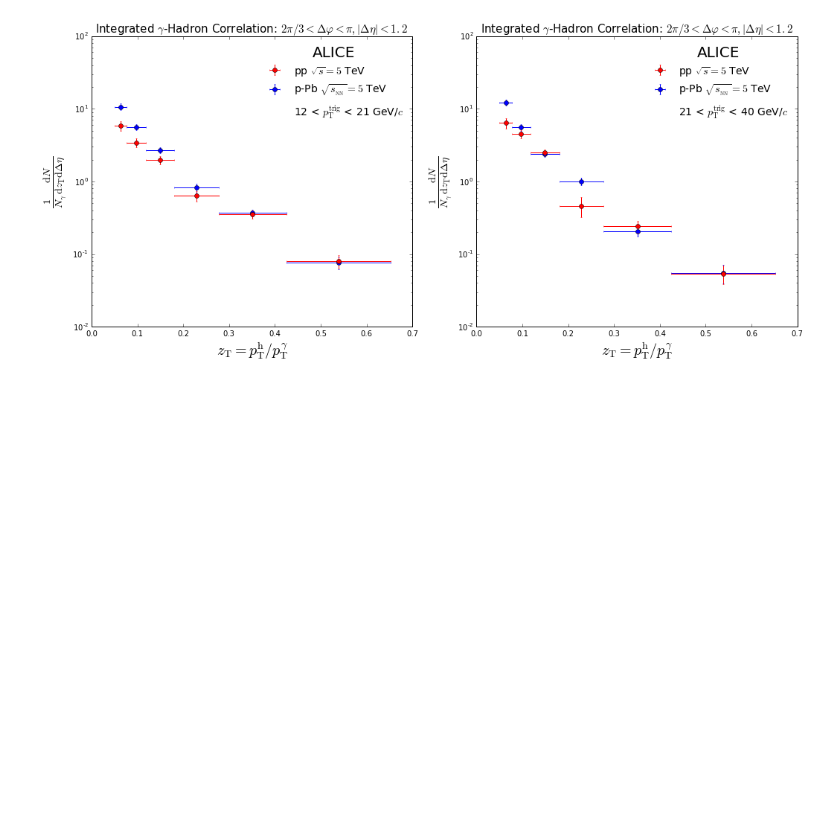
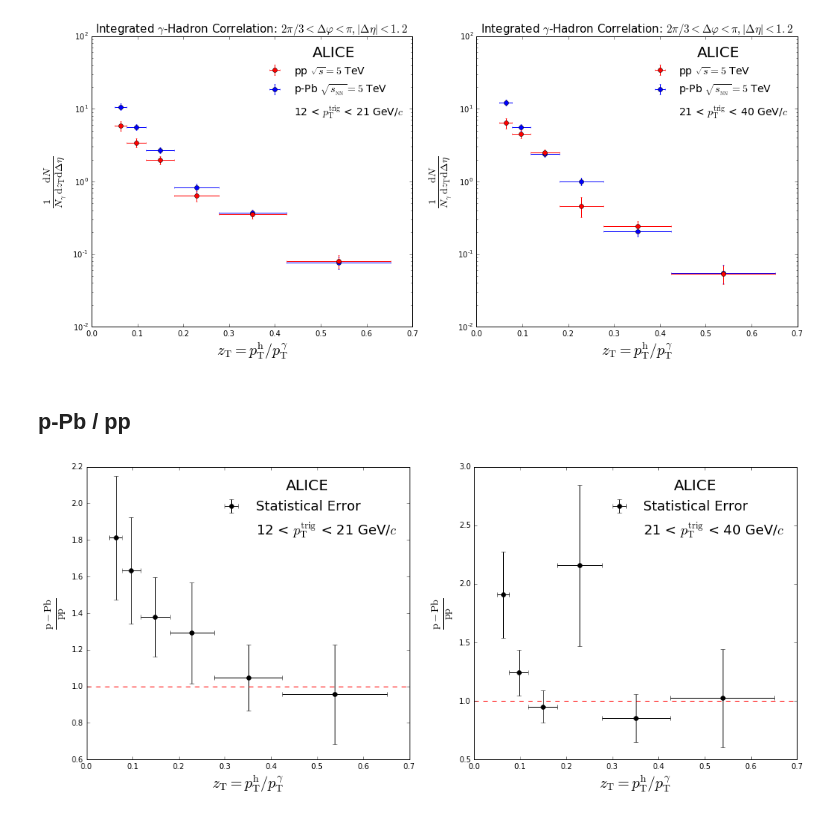
Before and after one commit to ftoralesacosta/GH_Correlations, a Jupyter notebook: pythonic_correlations.ipynb, the cells around one changed output. Saved outputs shown, nothing was run; the diff lists cells and outputs as text; code cells hidden in the pictures; blank space fills up the shorter version.

Commit message:
correlations.ipynb - ALICE-USA. New notebook has up to weighted Ratio

```diff
--- a/pythonic_correlations.ipynb
+++ b/pythonic_correlations.ipynb
@@ -88,3 +89,9 @@ from functions_frag import *
 Plot_FF(Frags)
 # %% [output]
 [figure]
+# %% [markdown]
+## p-Pb / pp
+# %%
+FF_Ratio(Frags)
+# %% [output]
+[figure, added]
```
Also changed, not shown: parts of 9 cells of this notebook, 25 other files.
